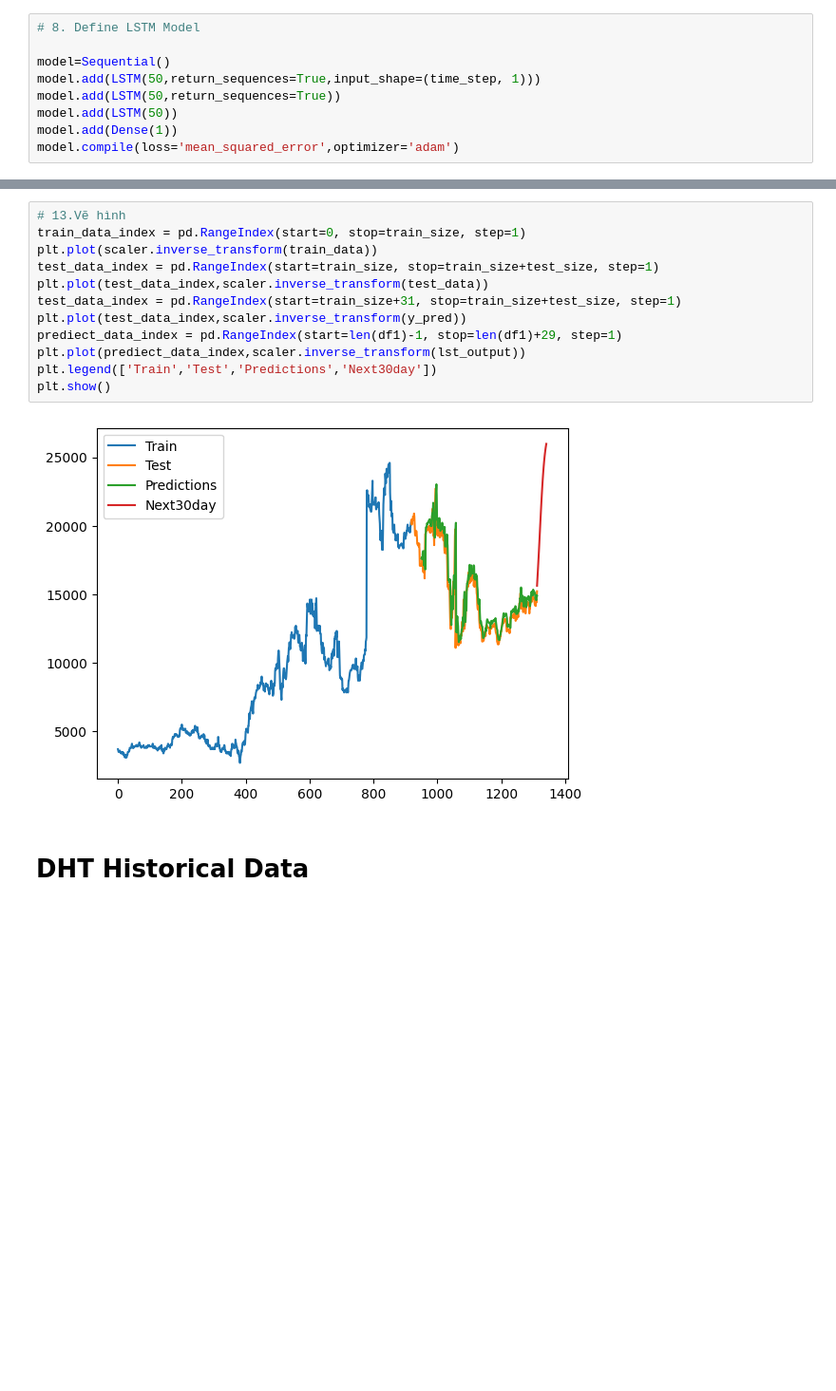
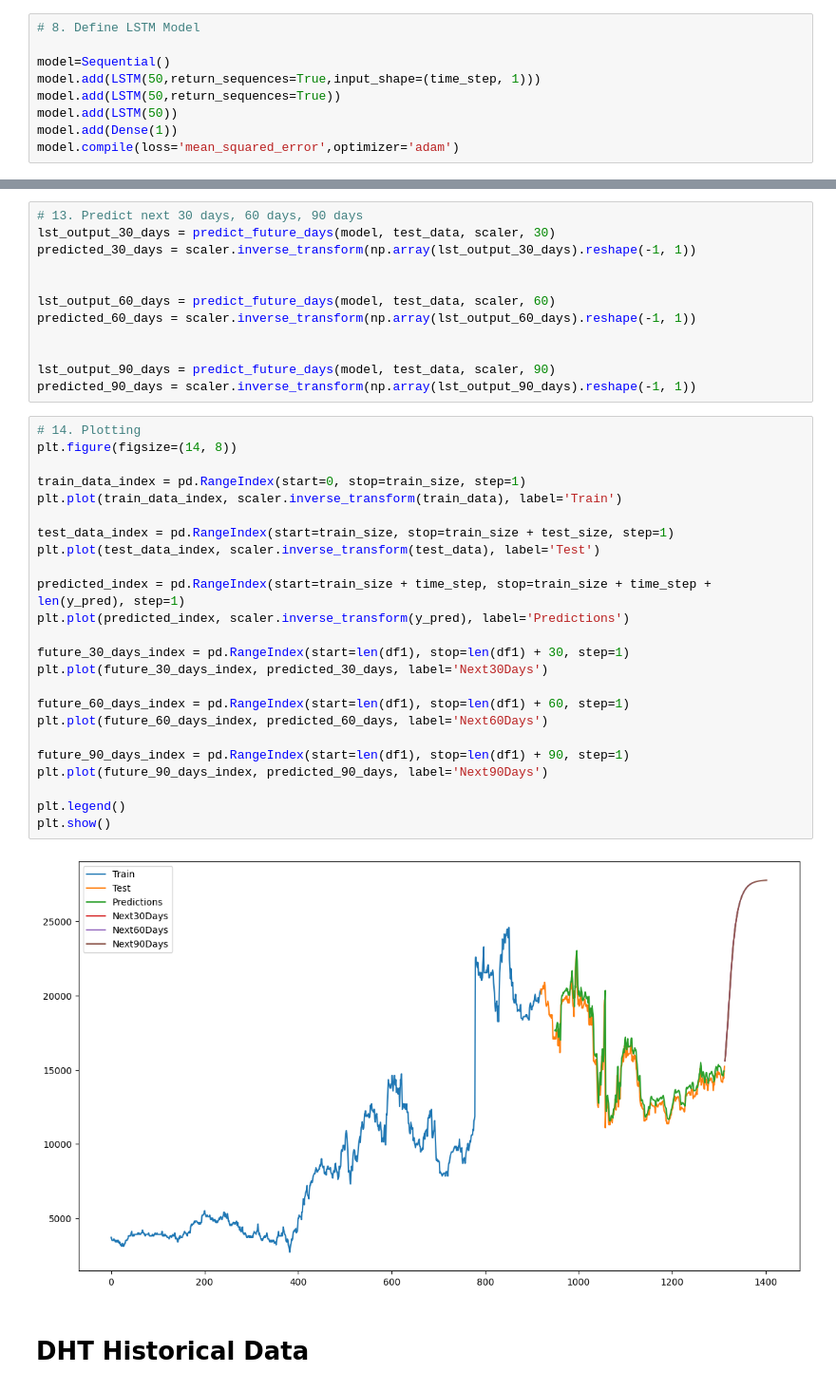
Before and after one commit to minzi03/Data-Analysis-in-Business, a Jupyter notebook: Model/LSTM/LSTM(7_3).ipynb, the cells around one changed output, grey strips where cells are left out. Shown at 95% size. Cells and saved outputs as stored; diff of their text form; blank space fills up the shorter version.

Commit message:
fix, done model

```diff
--- a/Model/LSTM/LSTM(7_3).ipynb
+++ b/Model/LSTM/LSTM(7_3).ipynb
@@ -223,17 +195,41 @@ while(i<30):
+# %%
+# 13. Predict next 30 days, 60 days, 90 days
+lst_output_30_days = predict_future_days(model, test_data, scaler, 30)
+predicted_30_days = scaler.inverse_transform(np.array(lst_output_30_days).reshape(-1, 1))
+
+
+lst_output_60_days = predict_future_days(model, test_data, scaler, 60)
+predicted_60_days = scaler.inverse_transform(np.array(lst_output_60_days).reshape(-1, 1))
+
+
+lst_output_90_days = predict_future_days(model, test_data, scaler, 90)
+predicted_90_days = scaler.inverse_transform(np.array(lst_output_90_days).reshape(-1, 1))
 # %%
-# 13.Vẽ hình
+# 14. Plotting
+plt.figure(figsize=(14, 8))
+
 train_data_index = pd.RangeIndex(start=0, stop=train_size, step=1)
-plt.plot(scaler.inverse_transform(train_data))
-test_data_index = pd.RangeIndex(start=train_size, stop=train_size+test_size, step=1)
-plt.plot(test_data_index,scaler.inverse_transform(test_data))
-test_data_index = pd.RangeIndex(start=train_size+31, stop=train_size+test_size, step=1)
-plt.plot(test_data_index,scaler.inverse_transform(y_pred))
-prediect_data_index = pd.RangeIndex(start=len(df1)-1, stop=len(df1)+29, step=1)
-plt.plot(prediect_data_index,scaler.inverse_transform(lst_output))
-plt.legend(['Train','Test','Predictions','Next30day'])
+plt.plot(train_data_index, scaler.inverse_transform(train_data), label='Train')
+
+test_data_index = pd.RangeIndex(start=train_size, stop=train_size + test_size, step=1)
+plt.plot(test_data_index, scaler.inverse_transform(test_data), label='Test')
+
+predicted_index = pd.RangeIndex(start=train_size + time_step, stop=train_size + time_step + len(y_pred), step=1)
+plt.plot(predicted_index, scaler.inverse_transform(y_pred), label='Predictions')
+
+future_30_days_index = pd.RangeIndex(start=len(df1), stop=len(df1) + 30, step=1)
+plt.plot(future_30_days_index, predicted_30_days, label='Next30Days')
+
+future_60_days_index = pd.RangeIndex(start=len(df1), stop=len(df1) + 60, step=1)
+plt.plot(future_60_days_index, predicted_60_days, label='Next60Days')
+
+future_90_days_index = pd.RangeIndex(start=len(df1), stop=len(df1) + 90, step=1)
+plt.plot(future_90_days_index, predicted_90_days, label='Next90Days')
+
+plt.legend()
 plt.show()
 # %% [output]
-[figure, old version]
+[figure, new version]
 # %% [markdown]
 # DHT Historical Data
 # %%
```
Also changed, not shown: parts of 29 cells of this notebook, 8 other files.
